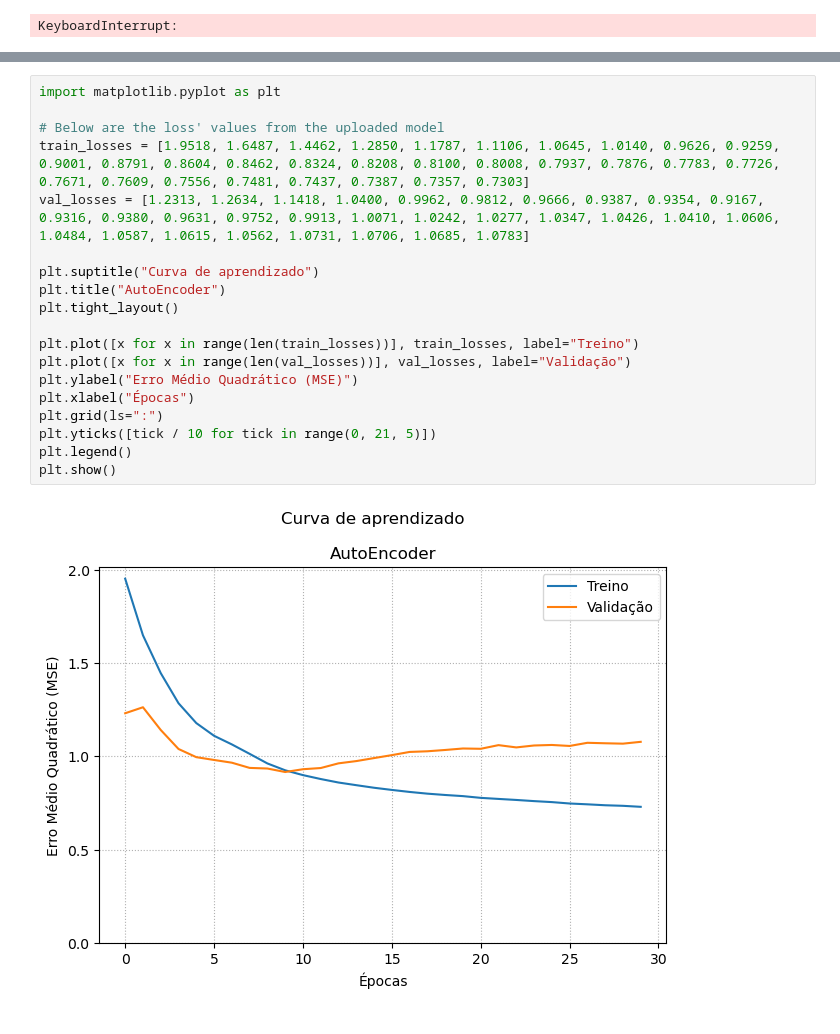
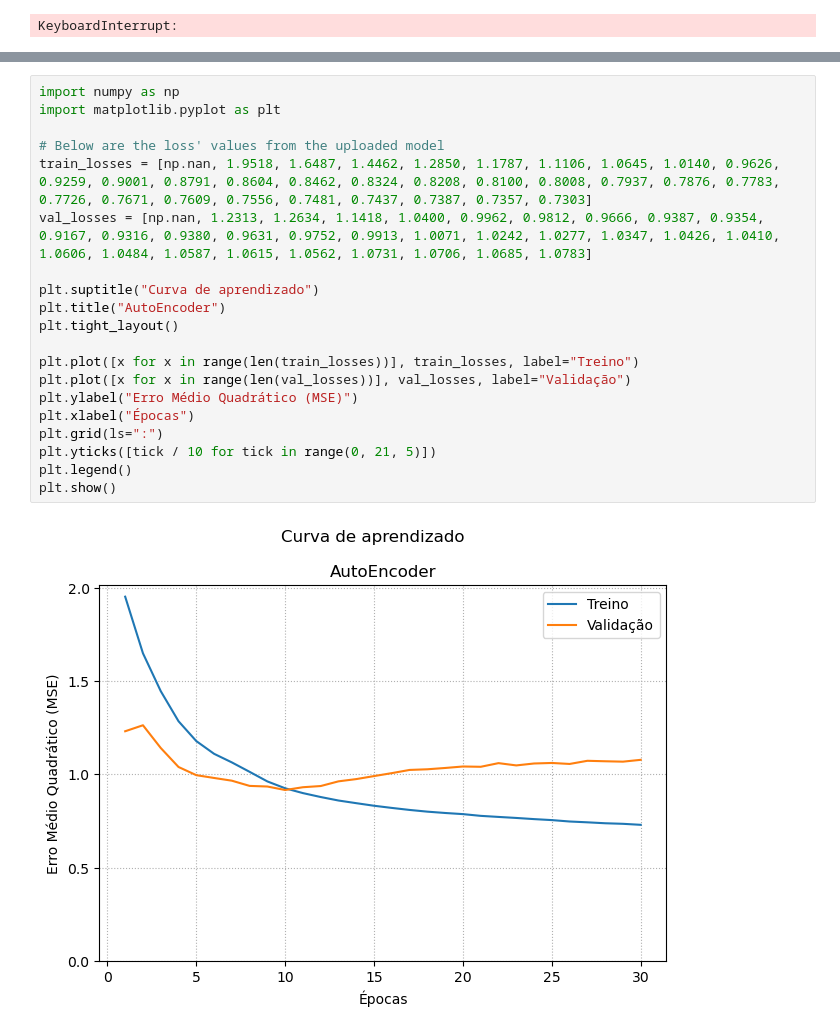
Before and after one commit to brenoccosta/CAP-421-Aprendizado-Profundo, a Jupyter notebook: AutoEncoder Train.ipynb, the cells around one changed output, grey strips where cells are left out. Saved outputs shown, nothing was run; the diff lists cells and outputs as text.

```diff
--- a/AutoEncoder Train.ipynb
+++ b/AutoEncoder Train.ipynb
@@ -240,21 +220,22 @@ AutoEncoder(
 # %%
+import numpy as np
 import matplotlib.pyplot as plt
 
 # Below are the loss' values from the uploaded model
-train_losses = [1.9518, 1.6487, 1.4462, 1.2850, 1.1787, 1.1106, 1.0645, 1.0140, 0.9626, 0.9259, 0.9001, 0.8791, 0.8604, 0.8462, 0.8324, 0.8208, 0.8100, 0.8008, 0.7937, 0.7876, 0.7783, 0.7726, 0.7671, 0.7609, 0.7556, 0.7481, 0.7437, 0.7387, 0.7357, 0.7303]
-val_losses = [1.2313, 1.2634, 1.1418, 1.0400, 0.9962, 0.9812, 0.9666, 0.9387, 0.9354, 0.9167, 0.9316, 0.9380, 0.9631, 0.9752, 0.9913, 1.0071, 1.0242, 1.0277, 1.0347, 1.0426, 1.0410, 1.0606, 1.0484, 1.0587, 1.0615, 1.0562, 1.0731, 1.0706, 1.0685, 1.0783]
+train_losses = [np.nan, 1.9518, 1.6487, 1.4462, 1.2850, 1.1787, 1.1106, 1.0645, 1.0140, 0.9626, 0.9259, 0.9001, 0.8791, 0.8604, 0.8462, 0.8324, 0.8208, 0.8100, 0.8008, 0.7937, 0.7876, 0.7783, 0.7726, 0.7671, 0.7609, 0.7556, 0.7481, 0.7437, 0.7387, 0.7357, 0.7303]
+val_losses = [np.nan, 1.2313, 1.2634, 1.1418, 1.0400, 0.9962, 0.9812, 0.9666, 0.9387, 0.9354, 0.9167, 0.9316, 0.9380, 0.9631, 0.9752, 0.9913, 1.0071, 1.0242, 1.0277, 1.0347, 1.0426, 1.0410, 1.0606, 1.0484, 1.0587, 1.0615, 1.0562, 1.0731, 1.0706, 1.0685, 1.0783]
 
 plt.suptitle("Curva de aprendizado")
 plt.title("AutoEncoder")
 plt.tight_layout()
 
 plt.plot([x for x in range(len(train_losses))], train_losses, label="Treino")
 plt.plot([x for x in range(len(val_losses))], val_losses, label="Validação")
 plt.ylabel("Erro Médio Quadrático (MSE)")
 plt.xlabel("Épocas")
 plt.grid(ls=":")
 plt.yticks([tick / 10 for tick in range(0, 21, 5)])
 plt.legend()
 plt.show()
 # %% [output]
-[figure, old version]
+[figure, new version]
```
Also changed, not shown: parts of 2 cells of this notebook, 1 other file.
